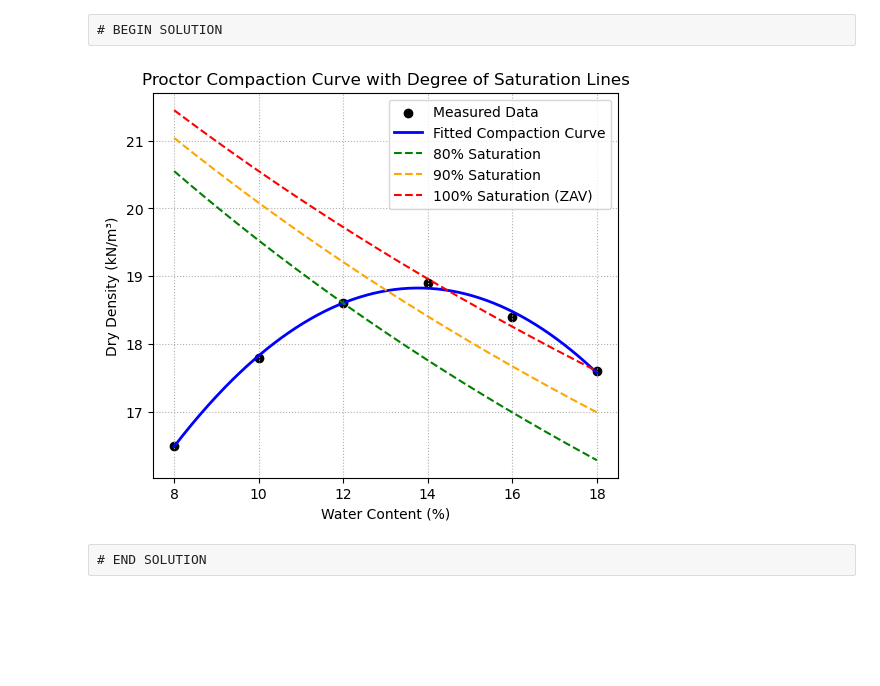
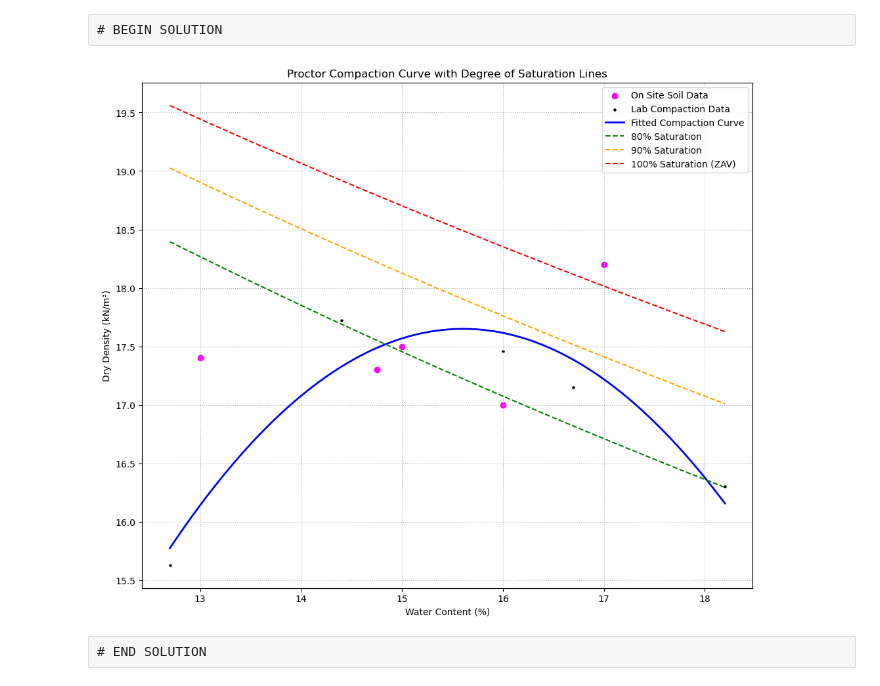
Before and after one commit to alexfrantzis77/gercode, a Jupyter notebook: Compaction/Compaction_notebook.ipynb, the cells around one changed output. Drawn from its saved outputs; the diff is of its cells as text; code cells hidden in the pictures; blank space fills up the shorter version.

Commit message:
Finished most of compaction

```diff
--- a/Compaction/Compaction_notebook.ipynb
+++ b/Compaction/Compaction_notebook.ipynb
@@ -215,11 +245,12 @@ This function has the following input arguments:
 # %%
 def getSaturationDensity(waterContent, specificGravity, saturation, gamma_w = 9.81):
     # Convert waterContent to np.array
+    waterContent = np.array(waterContent)
 
     # Convert percentage to decimal
     waterContent = waterContent / 100 # SOLUTION
 
-    dryDensity = spectificGravity *  gamma_w/ (1 + waterContent * specificGravity/saturation) # SOLUTION
+    dryDensity = specificGravity *  gamma_w/ (1 + waterContent * specificGravity/saturation) # SOLUTION
     return dryDensity
 # %% [raw]
 # END SOLUTION
@@ -244,17 +383,26 @@ Suppose you are on site and given the following list of soil samples.
 # %%
-import numpy as np
-import matplotlib.pyplot as plt
+# PLOTTING HELPER CODE
 
 # Define Proctor test data
-waterContent = [8, 10, 12, 14, 16, 18]          # percent
-dryDensity   = [16.5, 17.8, 18.6, 18.9, 18.4, 17.6]  # kN/m^3
-fitDegree = 2
+waterContent = [12.7, 14.4, 16, 16.7, 18.2]          # percent
+dryDensity   = [15.63, 17.72, 17.46, 17.15, 16.3]  # kN/m^3
+fitDegree = 2 # Degree of polynomial to be fitted
 
-def createFigure(waterContent, dryDensity, fitDegree):
+# Define in situ soil data
+inSituWaterContent = [13, 14.75, 15, 16, 17]          # percent
+inSituDryDensity   = [17.4, 17.3, 17.5, 17, 18.2]  # kN/m^3
+
+# Define specific gravity and saturation data for saturation lines.
+Gs = 2.67          # specific gravity of solids
+S_values = [0.8, 0.9, 1.0] # Saturation curve values.
+
+def createFigure(waterContent, dryDensity, fitDegree, inSituWaterContent, inSituDryDensity):
 
     # Convert to NumPy arrays
     waterContent = np.array(waterContent)
     dryDensity = np.array(dryDensity)
+    inSituWaterContent = np.array(inSituWaterContent)
+    inSituDryDensity = np.array(inSituDryDensity)
 
     # Get the fitted curve using fitCompactionCurve
     poly_fn = fitCompactionCurve(waterContent, dryDensity, fitDegree)
@@ -263,28 +411,26 @@ def createFigure(waterContent, dryDensity, fitDegree):
     w_smooth = np.linspace(min(waterContent), max(waterContent), 300)
     gamma_smooth = poly_fn(w_smooth)
 
-    # -----------------------------
     # Degree of Saturation Lines
-    # -----------------------------
-    Gs = 2.65          # specific gravity of solids
-    gamma_w = 9.81     # kN/m^3
-    w_decimal = w_smooth / 100
-
-    S_values = [0.8, 0.9, 1.0]
     saturation_curves = {}
 
-    for S in S_values:
-        gamma_d = getSaturationDensity(waterContent, specificGravity, saturation)
-        saturation_curves[S] = gamma_d
+    for saturation in S_values:
+        gamma_d = getSaturationDensity(w_smooth, Gs, saturation)
+        saturation_curves[saturation] = gamma_d
 
-    # -----------------------------
+
     # Plot
-    # -----------------------------
-    fig_1 = plt.figure(figsize=(6, 5))  # Do not change this line
+    fig_1 = plt.figure(figsize=(12, 10))
+
+    plt.scatter(
+        inSituWaterContent, inSituDryDensity,
+        color="magenta", label="On Site Soil Data"
+    )
+
 
     plt.scatter(
         waterContent, dryDensity,
-        color="black", label="Measured Data"
+        color="black", label="Lab Compaction Data", s = 5
     )
 
     plt.plot(
@@ -294,35 +440,35 @@ def createFigure(waterContent, dryDensity, fitDegree):
     )
 
     plt.plot(
         w_smooth, saturation_curves[0.8],
         linestyle="--", color="green",
         label="80% Saturation"
     )
 
     plt.plot(
         w_smooth, saturation_curves[0.9],
         linestyle="--", color="orange",
         label="90% Saturation"
     )
 
     plt.plot(
         w_smooth, saturation_curves[1.0],
         linestyle="--", color="red",
         label="100% Saturation (ZAV)"
     )
 
     plt.xlabel("Water Content (%)")
     plt.ylabel("Dry Density (kN/m³)")
     plt.title("Proctor Compaction Curve with Degree of Saturation Lines")
     plt.legend()
     plt.grid(True, linestyle=":", linewidth=0.8)
 
     return fig_1
 
 
-fig = createFigure(waterContent, dryDensity, fitDegree)
+fig = createFigure(waterContent, dryDensity, fitDegree, inSituWaterContent, inSituDryDensity)
 # %% [output]
-[figure, old version]
+[figure, new version]
 # %% [raw]
 # END SOLUTION
 # %% [raw]
```
Also changed, not shown: parts of 8 cells of this notebook, 1 other file.
